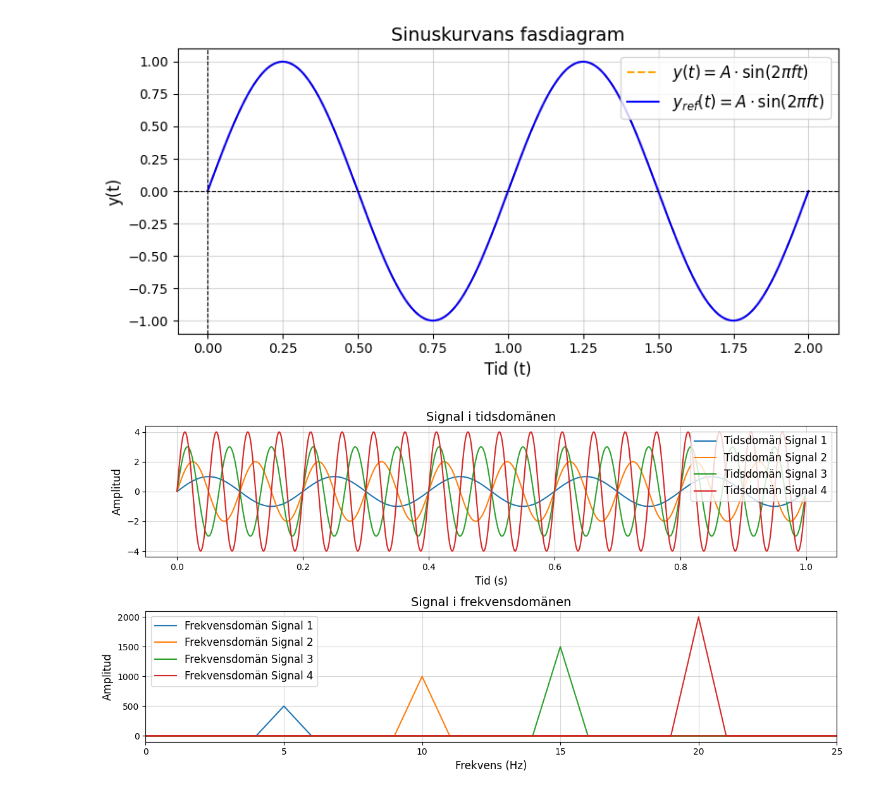
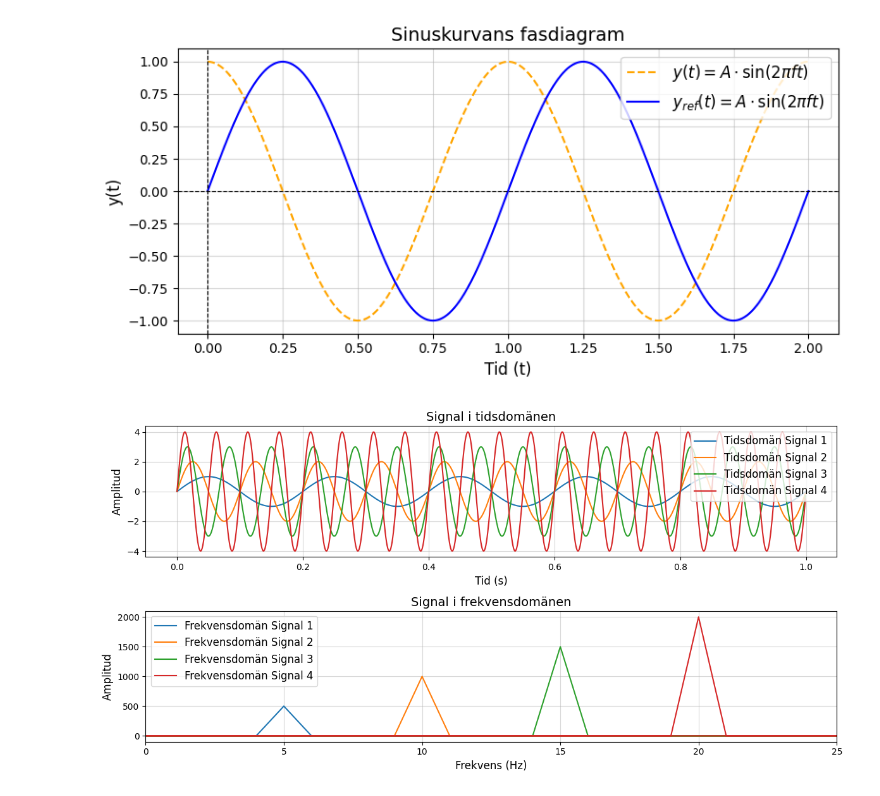
Before and after one commit to jsa91/01-jupyter, a Jupyter notebook: utbildningen/code_generator.ipynb, the cells around one changed output. Drawn from its saved outputs; the diff is of its cells as text; code cells hidden in the pictures.

```diff
--- a/utbildningen/code_generator.ipynb
+++ b/utbildningen/code_generator.ipynb
@@ -7,35 +7,35 @@ import matplotlib.pyplot as plt
 # Variables
 A = 1          # Amplitude (start at 1)
 f = 1          # Frequency in Hz (start at 1)
-phi = 0        # Phase shift in radians (start at 0 -> np.pi / 2)
+phi = np.pi / 2        # Phase shift in radians (start at 0 -> np.pi / 2)
 
 # Time values
 t = np.linspace(0, 2, 500)  # Time values from 0 to 2 seconds
 
 # Sine wave formula
 y = A * np.sin(2 * np.pi * f * t + phi)
 
 # Reference wave (cosine wave for comparison)
 y_ref = 1 * np.sin(2 * np.pi * 1 * t)
 
 # Plotting
 plt.figure(figsize=(8, 4))
 plt.plot(t, y, label=r"$y(t) = A \cdot \sin(2 \pi f t)$", color="orange", linestyle="--")
 plt.plot(t, y_ref, label=r"$y_{ref}(t) = A \cdot \sin(2 \pi f t)$", color="blue")
 plt.title("Sinuskurvans fasdiagram", fontsize=14)
 plt.xlabel("Tid (t)", fontsize=12)
 plt.ylabel("y(t)", fontsize=12)
 plt.axhline(0, color="black", linewidth=0.8, linestyle="--")
 plt.axvline(0, color="black", linewidth=0.8, linestyle="--")
 plt.grid(alpha=0.5)
 plt.legend(fontsize=12)
 plt.tight_layout()
 
 # Save as PNG
 #plt.savefig("sine_wave_with_reference.png")
 #plt.show()
 # %% [output]
-[figure, old version]
+[figure, new version]
 # %%
 # Kapitel 2 - Tidsdomän och frekvensdomän
 
```
Also changed, not shown: 1 other file.
